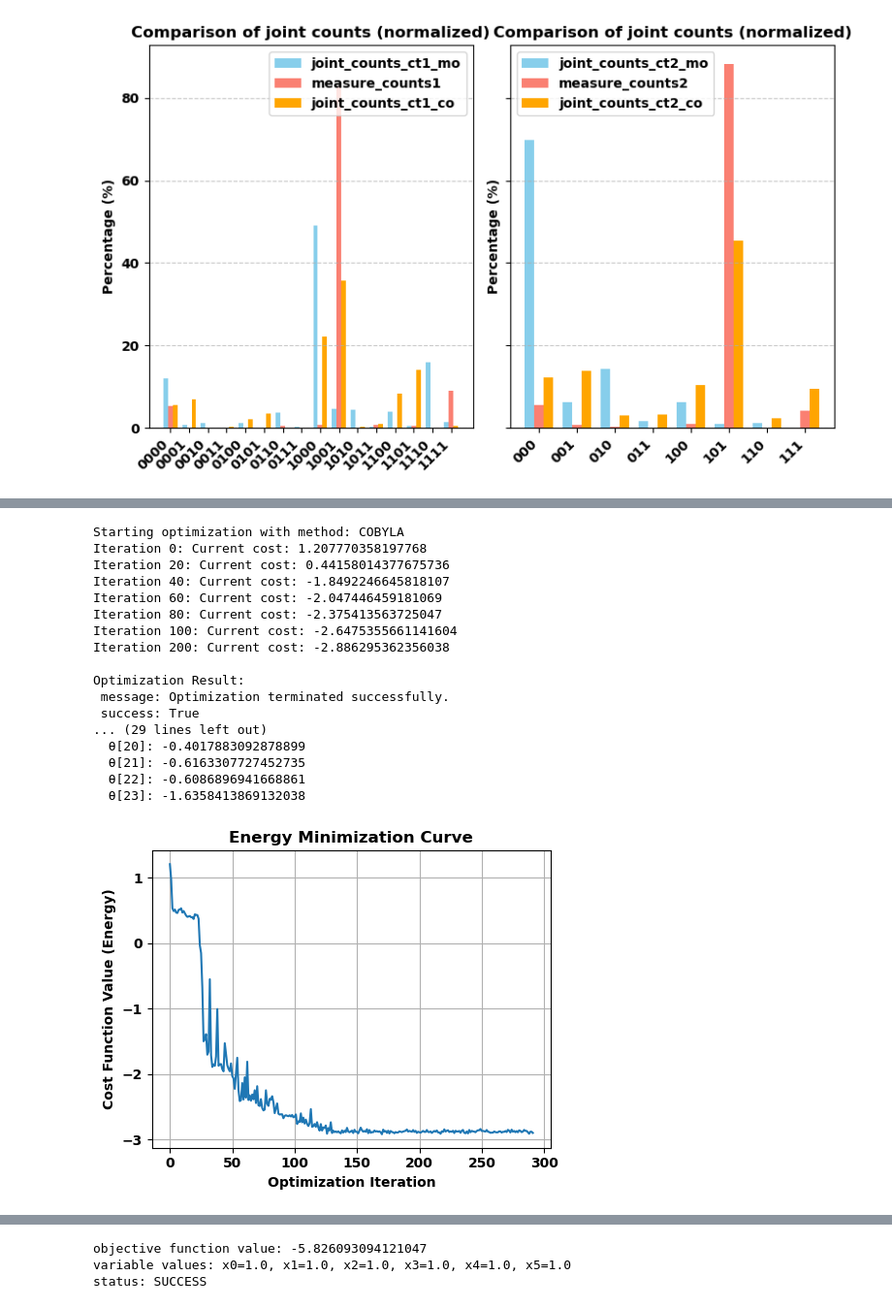
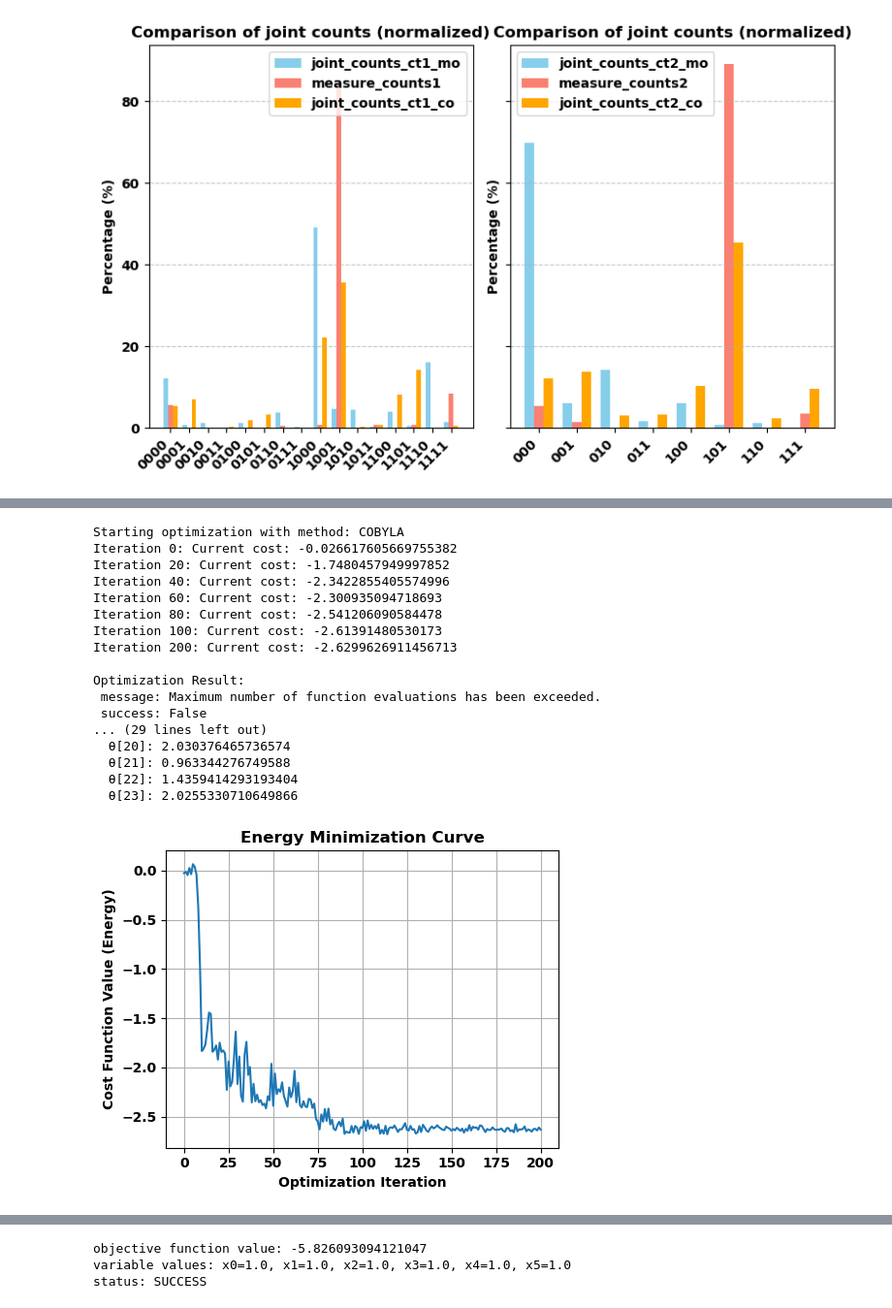
Before and after one commit to cailab-tamu/QuantumXCT, a Jupyter notebook: python/qSim_cell_chat_predict.ipynb, the cells around one changed output, grey strips where cells are left out. Shown at 97% size. Drawn from its saved outputs; the diff is of its cells as text; code cells hidden in the pictures.

```diff
--- a/python/qSim_cell_chat_predict.ipynb
+++ b/python/qSim_cell_chat_predict.ipynb
@@ -253,9 +254,9 @@ all_possible_single_cnots, best_cnot_sequence, min_kl_sum = find_best_cnot_seque
     normalized_joint_counts_ct1_co,
     normalized_joint_counts_ct2_co,
     nshots=5000,
-    threshold= 0.4,
+    threshold= thresh,
     nchoose=2,
-    kl_tol = 0.1,
+    kl_tol = 0.5,
     ratio_kl_tol = 0.6
 )
 
@@ -394,8 +401,8 @@ best_cnot_sequence, min_kl_sum = find_best_cnot_sequence_multi_epoch(
     n_epochs=n_epochs,
     min_cnot_depth=min_greedy_depth,
     nshots=5000,
-    threshold=0.4,
-    kl_tol = 0.5,
+    threshold = thresh,
+    kl_tol = 0.1,
     ratio_kl_tol = 0.6
 )
 
@@ -1099,7 +966,7 @@ import numpy as np
 # --- 1. Configuration (Example values) ---
 num_qubits = kl_div_mat_qubo.shape[0]
 reps = 1
-entanglement = 'full'  # linear sca circular pairwise reverse_linear full
+entanglement = 'circular'  # linear sca circular pairwise reverse_linear full
 
 # --- 2. Ansatz Creation ---
 ansatz = EfficientSU2( num_qubits=num_qubits, entanglement=entanglement, reps=reps)
@@ -1115,4 +982,4 @@ expanded_ansatz = transpile(
 # To run on hardware, select the backend with the fewest number of jobs in the queue
 backend = AerSimulator()
 #backend = service.least_busy(operational=True, simulator=False)
-#expanded_ansatz.draw()
+expanded_ansatz.draw()
@@ -1192,8 +1077,8 @@ def vqe_solver(
     # 4. Prepare initial guess for optimization initialize 0 vector
     num_params = ansatz.num_parameters
     #x0_interaction = np.random.rand(num_params) * 2 * np.pi
-    x0_interaction = np.zeros(num_params)
-    #x0_interaction = np.ones(num_params)*np.pi/2
+    #x0_interaction = np.zeros(num_params)
+    x0_interaction = np.ones(num_params)*np.pi/2
     #x0_interaction = np.ones(num_params)*np.pi
 
     # in the context of the vqe_solver function scope.
@@ -1272,41 +1157,41 @@ def vqe_solver(
 # %%
 result, optimized_params, cost_values = vqe_solver(
     expanded_ansatz,
     hamiltonian,
     backend,
-    optimizer_method="COBYLA", #L-BFGS-B | COBYLA
-    niter= 500
+    optimizer_method="COBYLA", # COBYLA | L-BFGS-B
+    niter= 200
 )
 
 # Plot the cost function values
 plt.figure(figsize=(5, 4))
 plt.plot(cost_values)
 plt.xlabel("Optimization Iteration")
 plt.ylabel("Cost Function Value (Energy)")
 plt.title("Energy Minimization Curve")
 plt.grid(True)
 plt.tight_layout()
-plt.savefig('vqe_opt_curve_qmat.svg', bbox_inches='tight')
+#plt.savefig('vqe_opt_curve_qmat.svg', bbox_inches='tight')
 plt.show()
 # %% [output]
 Starting optimization with method: COBYLA
-Iteration 0: Current cost: 1.207770358197768
-Iteration 20: Current cost: 0.44158014377675736
-Iteration 40: Current cost: -1.8492246645818107
-Iteration 60: Current cost: -2.047446459181069
-Iteration 80: Current cost: -2.375413563725047
-Iteration 100: Current cost: -2.6475355661141604
-Iteration 200: Current cost: -2.886295362356038
+Iteration 0: Current cost: -0.026617605669755382
+Iteration 20: Current cost: -1.7480457949997852
+Iteration 40: Current cost: -2.3422855405574996
+Iteration 60: Current cost: -2.300935094718693
+Iteration 80: Current cost: -2.541206090584478
+Iteration 100: Current cost: -2.61391480530173
+Iteration 200: Current cost: -2.6299626911456713
 
 Optimization Result:
- message: Optimization terminated successfully.
- success: True
+ message: Maximum number of function evaluations has been exceeded.
+ success: False
 ... (29 lines left out)
-  θ[20]: -0.4017883092878899
-  θ[21]: -0.6163307727452735
-  θ[22]: -0.6086896941668861
-  θ[23]: -1.6358413869132038
+  θ[20]: 2.030376465736574
+  θ[21]: 0.963344276749588
+  θ[22]: 1.4359414293193404
+  θ[23]: 2.0255330710649866
-[figure, old version]
+[figure, new version]
 # %%
 def evaluate_and_plot_ansatz(ansatz, params, shots=1024, title="VQE Quantum Sampler Results", figsize=(5, 4), filename=None):
     """Evaluates a quantum ansatz, plots results and circuit, and prints counts."""
```
Also changed, not shown: parts of 18 cells of this notebook, 1 other file.
